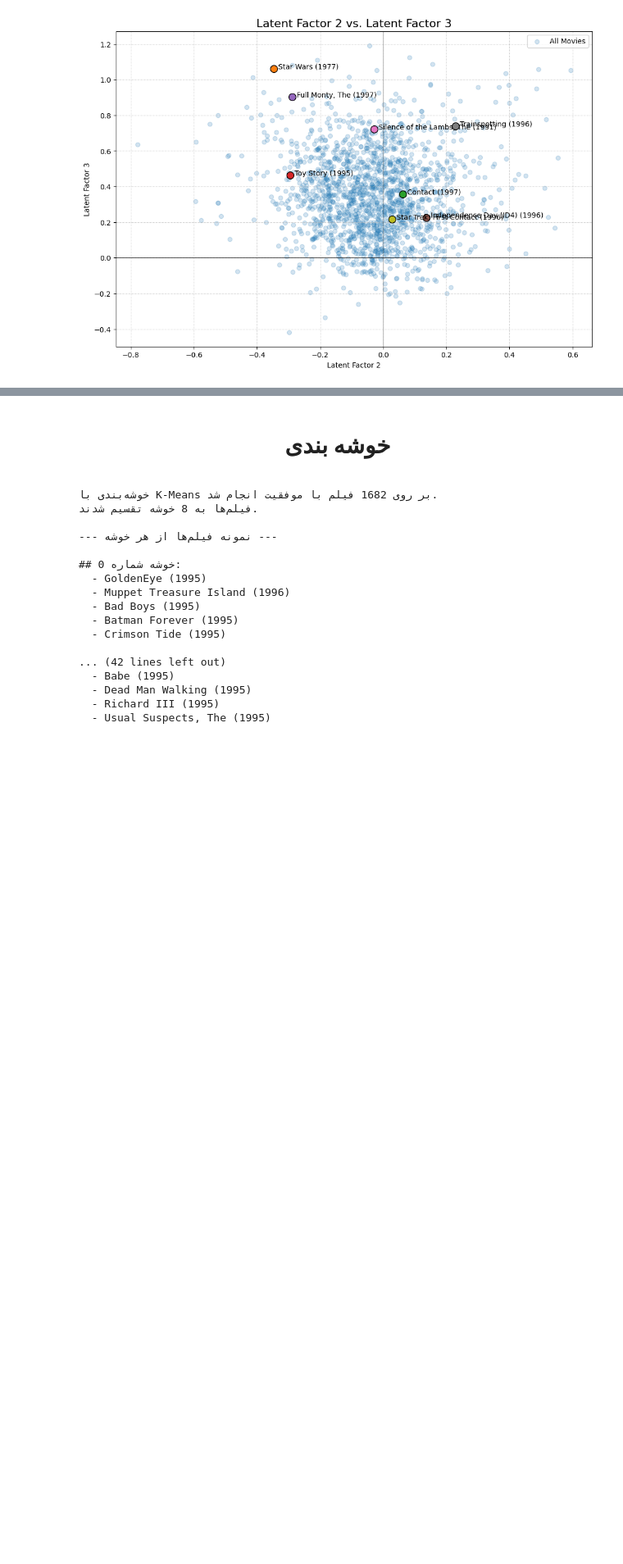
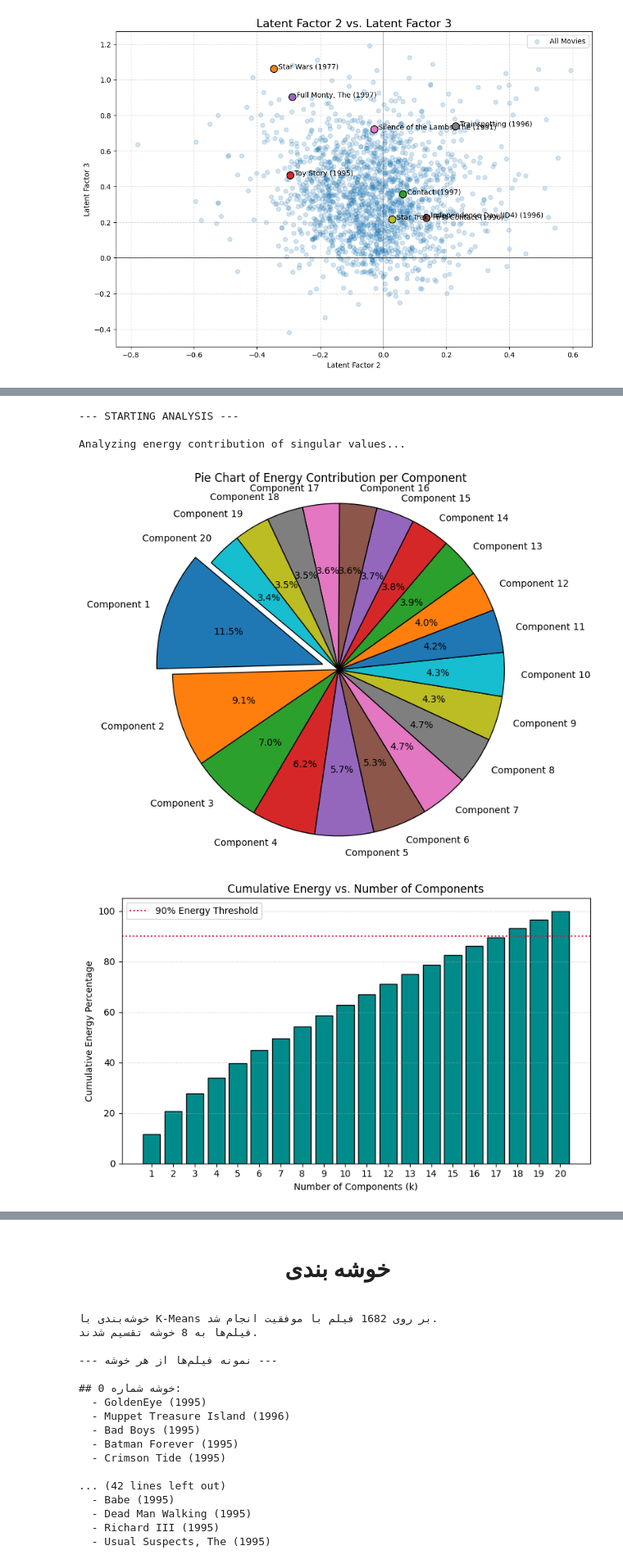
Before and after one commit to kiarashsaeidi/Recommender-system, a Jupyter notebook: code.ipynb, the cells around one changed output, grey strips where cells are left out. Shown at 82% size. Drawn from its saved outputs; the diff is of its cells as text; code cells hidden in the pictures; blank space fills up the shorter version.

```diff
--- a/code.ipynb
+++ b/code.ipynb
@@ -1232,0 +1135,71 @@ plot_pairwise_factors(2, 3, Q, movie_titles, movies_to_highlight)
+# %%
+import matplotlib.pyplot as plt
+
+
+def analyse_k(error_matrix, mask, n_users, n_items, global_mean, user_bias, item_bias, test_df, ITERS=5):
+    """
+    Analyzes the model for different values of k, plots energy and RMSE,
+    and finds the best k.
+    """
+    print("\n--- STARTING ANALYSIS ---")
+    k_max = min(n_users, n_items, 20) # Test up to k=20 or max possible rank
+
+    # --- Energy Analysis ---
+    print("\nAnalyzing energy contribution of singular values...")
+    U_full, Sigma_full, Vt_full = custom_svd(error_matrix, k_max)
+    sigmas = np.diag(Sigma_full)
+
+    energy = sigmas**2
+    total_energy = energy.sum()
+    if total_energy > 0:
+        ratios_pct = (energy / total_energy) * 100
+        cum_ratios_pct = np.cumsum(ratios_pct)
+    else:
+        ratios_pct = np.zeros_like(sigmas)
+        cum_ratios_pct = np.zeros_like(sigmas)
+
+    # Plot per-component energy as a Pie Chart
+    plt.figure(figsize=(8, 6))
+    pie_labels = [f'Component {i+1}' for i in range(len(ratios_pct))]
+
+    # Explode the first slice for emphasis
+    explode = [0.1] + [0] * (len(ratios_pct) - 1)
+
+    plt.pie(ratios_pct,
+            labels=pie_labels,
+            autopct='%1.1f%%',
+            startangle=140,
+            explode=explode,
+            wedgeprops={'edgecolor': 'black', 'linewidth': 1})
+
+    plt.title('Pie Chart of Energy Contribution per Component')
+    plt.axis('equal')  # Equal aspect ratio ensures that pie is drawn as a circle.
+    plt.tight_layout()
+    plt.show()
+
+    # Plot cumulative energy as a Bar Chart
+    plt.figure(figsize=(8, 5))
+    plt.bar(range(1, len(cum_ratios_pct) + 1),
+            cum_ratios_pct,
+            color='darkcyan',
+            edgecolor='black')
+
+    plt.axhline(90, color='crimson', linestyle=':', label='90% Energy Threshold')
+    plt.xlabel('Number of Components (k)')
+    plt.ylabel('Cumulative Energy Percentage')
+    plt.xticks(np.arange(1, len(cum_ratios_pct) + 1))
+    plt.title('Cumulative Energy vs. Number of Components')
+    plt.grid(True, axis='y', linestyle=':', alpha=0.7)
+    plt.legend()
+    plt.tight_layout()
+    plt.show()
+
+
+
+analyse_k(first_residual, mask, n_users, n_items, global_mean, user_bias, item_bias, test_df, ITERS=5)
+# %% [output]
+--- STARTING ANALYSIS ---
+
+Analyzing energy contribution of singular values...
+[figure, added]
+[figure, added]
```
Also changed, not shown: parts of 17 cells of this notebook.
